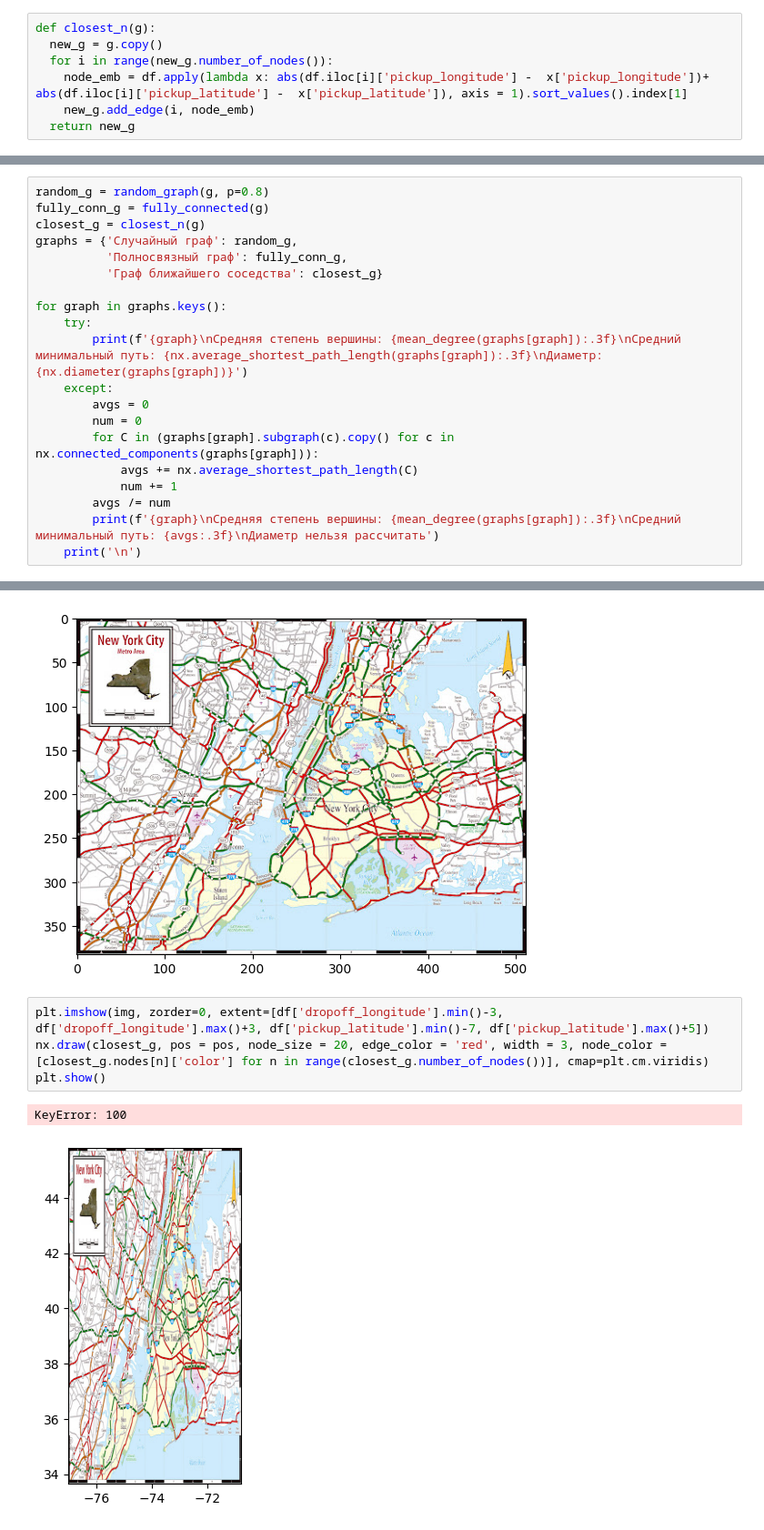
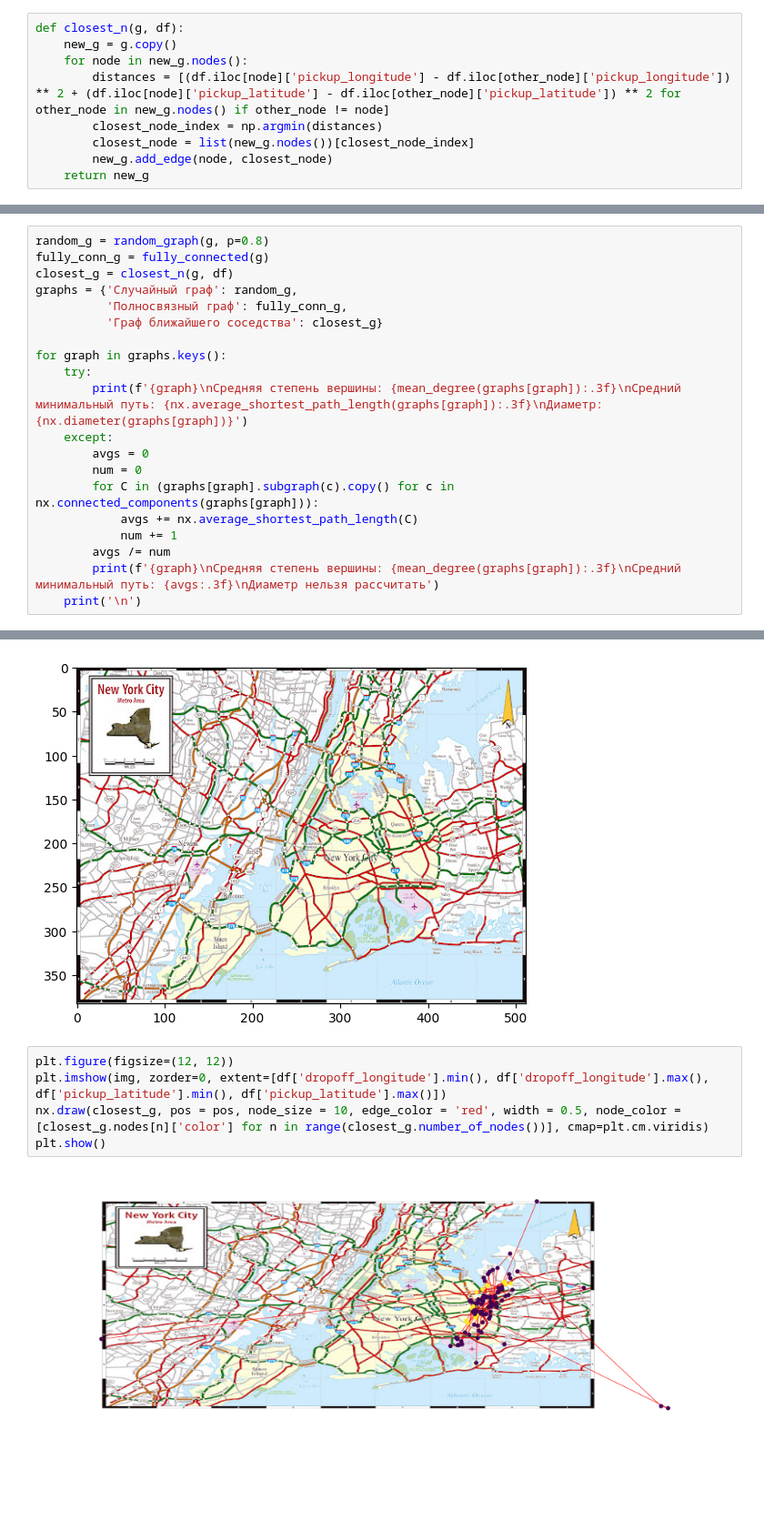
Before and after one commit to ekatfil/FA, a Jupyter notebook: 3 курс/2 сем/Машинка/Филиппова_Екатерина_ПИ21_7_Лабораторная_3_4.ipynb, the cells around one changed output, grey strips where cells are left out. Shown at 91% size. Cells and saved outputs as stored; diff of their text form; blank space fills up the shorter version.

```diff
--- a/3 курс/2 сем/Машинка/Филиппова_Екатерина_ПИ21_7_Лабораторная_3_4.ipynb
+++ b/3 курс/2 сем/Машинка/Филиппова_Екатерина_ПИ21_7_Лабораторная_3_4.ipynb
@@ -174,8 +173,10 @@ plt.show()
-# %%
-def closest_n(g):
-  new_g = g.copy()
-  for i in range(new_g.number_of_nodes()):
-    node_emb = df.apply(lambda x: abs(df.iloc[i]['pickup_longitude'] -  x['pickup_longitude'])+ abs(df.iloc[i]['pickup_latitude'] -  x['pickup_latitude']), axis = 1).sort_values().index[1]
-    new_g.add_edge(i, node_emb)
-  return new_g
+# %%
+def closest_n(g, df):
+    new_g = g.copy()
+    for node in new_g.nodes():
+        distances = [(df.iloc[node]['pickup_longitude'] - df.iloc[other_node]['pickup_longitude']) ** 2 + (df.iloc[node]['pickup_latitude'] - df.iloc[other_node]['pickup_latitude']) ** 2 for other_node in new_g.nodes() if other_node != node]
+        closest_node_index = np.argmin(distances)
+        closest_node = list(new_g.nodes())[closest_node_index]
+        new_g.add_edge(node, closest_node)
+    return new_g
 # %%
@@ -194,7 +199,7 @@ def mean_degree(g):
 # %%
 random_g = random_graph(g, p=0.8)
 fully_conn_g = fully_connected(g)
-closest_g = closest_n(g)
+closest_g = closest_n(g, df)
 graphs = {'Случайный граф': random_g,
           'Полносвязный граф': fully_conn_g,
           'Граф ближайшего соседства': closest_g}
@@ -245,9 +250,9 @@ plt.imshow(img)
 <matplotlib.image.AxesImage at 0x...>
 [figure]
 # %%
-plt.imshow(img, zorder=0, extent=[df['dropoff_longitude'].min()-3, df['dropoff_longitude'].max()+3, df['pickup_latitude'].min()-7, df['pickup_latitude'].max()+5])
-nx.draw(closest_g, pos = pos, node_size = 20, edge_color = 'red', width = 3, node_color = [closest_g.nodes[n]['color'] for n in range(closest_g.number_of_nodes())], cmap=plt.cm.viridis)
+plt.figure(figsize=(12, 12))
+plt.imshow(img, zorder=0, extent=[df['dropoff_longitude'].min(), df['dropoff_longitude'].max(), df['pickup_latitude'].min(), df['pickup_latitude'].max()])
+nx.draw(closest_g, pos = pos, node_size = 10, edge_color = 'red', width = 0.5, node_color = [closest_g.nodes[n]['color'] for n in range(closest_g.number_of_nodes())], cmap=plt.cm.viridis)
 plt.show()
 # %% [output]
-KeyError: 100
-[figure, old version]
+[figure, new version]
```
Also changed, not shown: parts of 8 cells of this notebook.
